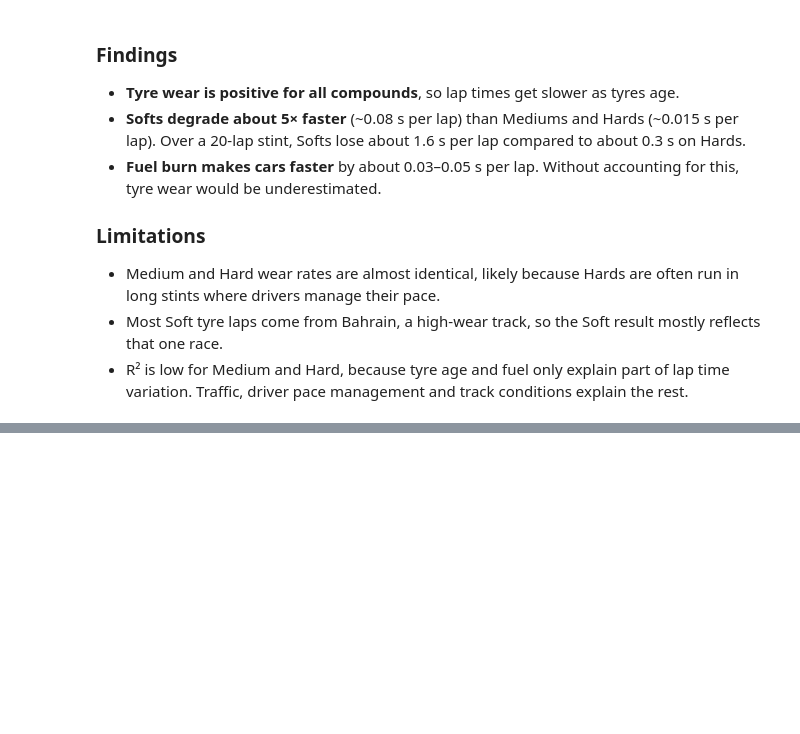
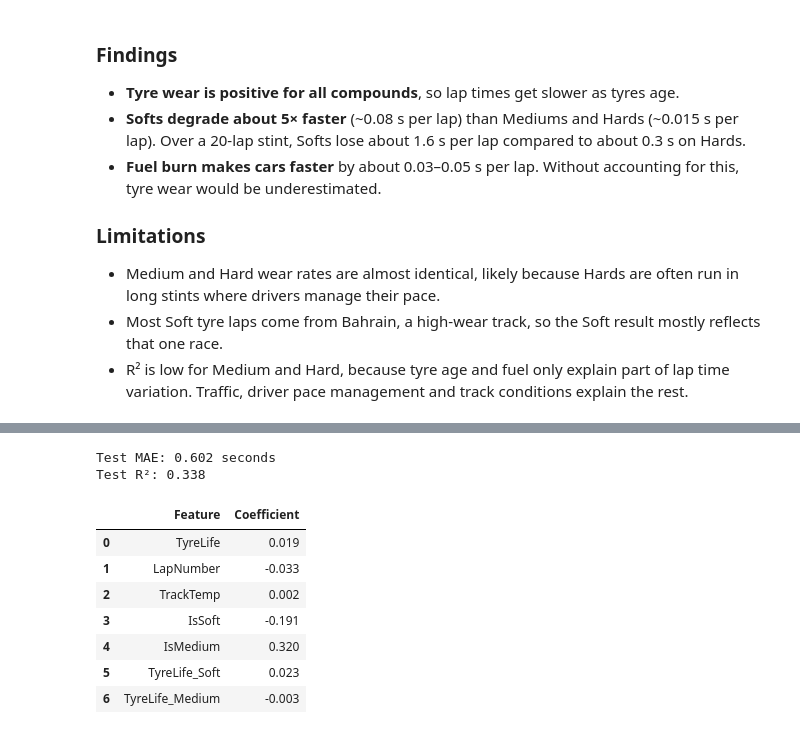
Before and after one commit to gavinvasco-prog/f1-race-analysis, a Jupyter notebook: notebooks/Gavin_tyre_degradation.ipynb, the cells around one changed output, grey strips where cells are left out. Cells and saved outputs as stored; diff of their text form; code cells hidden in the pictures; blank space fills up the shorter version.

```diff
--- a/notebooks/Gavin_tyre_degradation.ipynb
+++ b/notebooks/Gavin_tyre_degradation.ipynb
@@ -187,0 +214,24 @@ pd.DataFrame(results).round(3)
+# %%
+from sklearn.model_selection import train_test_split
+from sklearn.metrics import mean_absolute_error, r2_score
+
+X_train, X_test, y_train, y_test = train_test_split(X, y, test_size=0.2, random_state=42)
+
+lap_model = LinearRegression().fit(X_train, y_train)
+y_pred = lap_model.predict(X_test)
+
+print("Test MAE:", round(mean_absolute_error(y_test, y_pred), 3), "seconds")
+print("Test R²:", round(r2_score(y_test, y_pred), 3))
+
+pd.DataFrame({"Feature": X.columns, "Coefficient": lap_model.coef_}).round(3)
+# %% [output]
+Test MAE: 0.602 seconds
+Test R²: 0.338
+|  | Feature | Coefficient |
+| 0 | TyreLife | 0.019 |
+| 1 | LapNumber | -0.033 |
+| 2 | TrackTemp | 0.002 |
+| 3 | IsSoft | -0.191 |
+| 4 | IsMedium | 0.320 |
+| 5 | TyreLife_Soft | 0.023 |
+| 6 | TyreLife_Medium | -0.003 |
```
Also changed, not shown: parts of 4 cells of this notebook.
